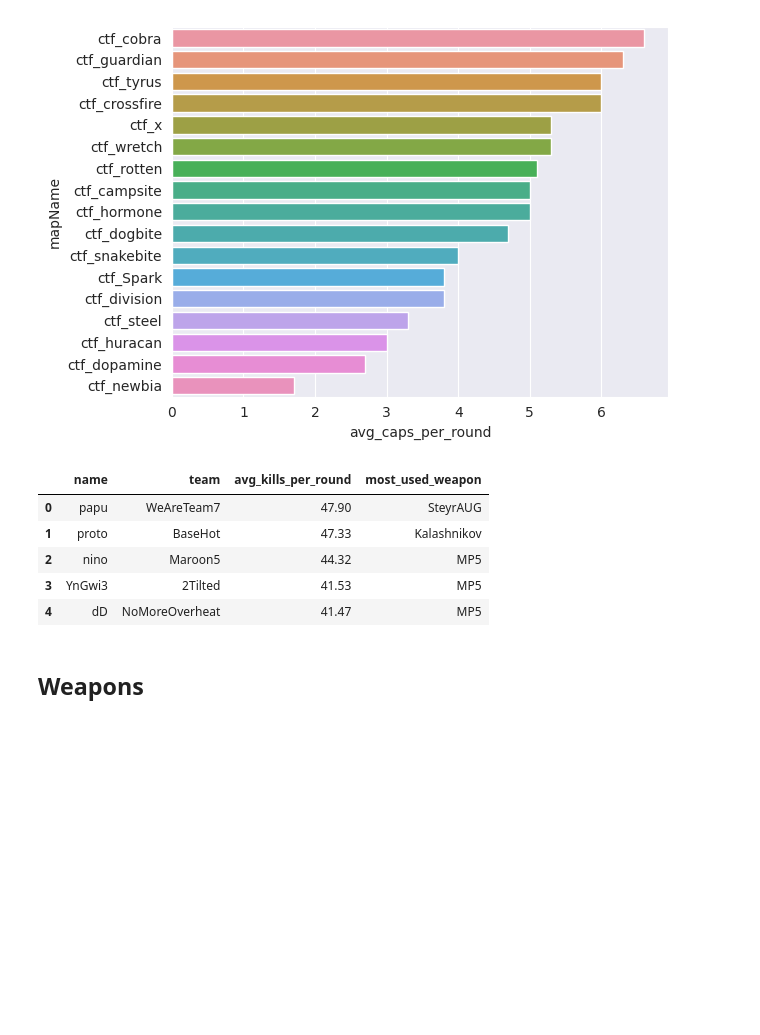
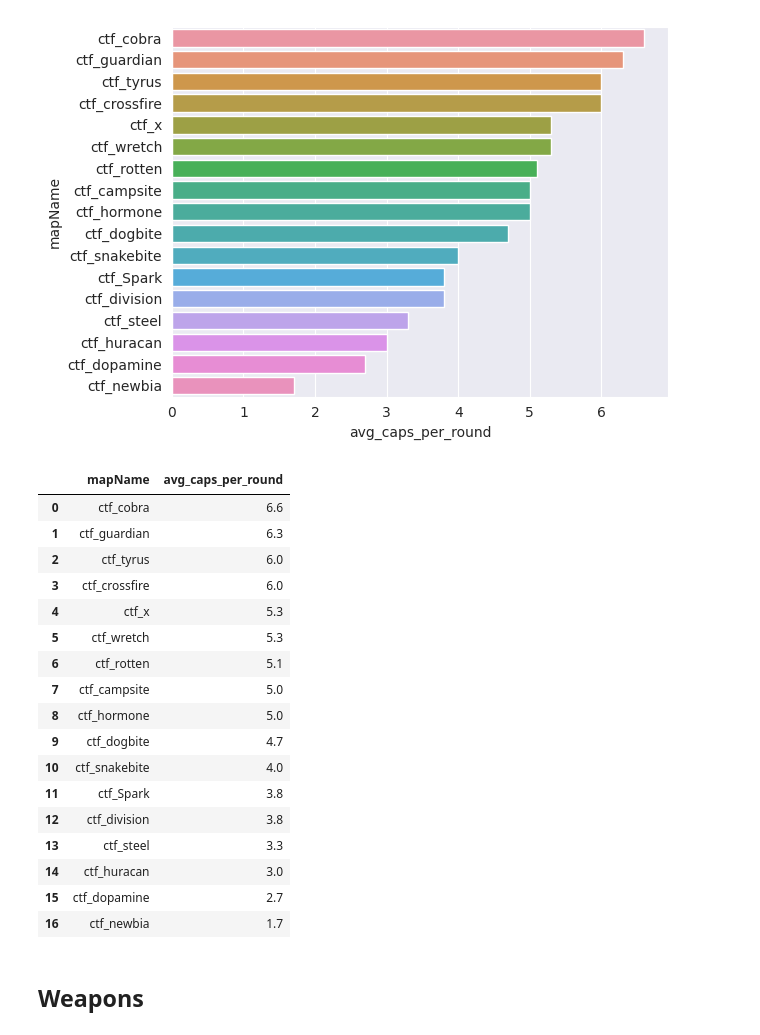
Before and after one commit to s2vndl/s2_1st_tournament_stats, a Jupyter notebook: s2_stats.ipynb, the cells around one changed output. Cells and saved outputs as stored; diff of their text form; code cells hidden in the pictures; blank space fills up the shorter version.

```diff
--- a/s2_stats.ipynb
+++ b/s2_stats.ipynb
@@ -252,20 +269,32 @@ round(1.0 *
     (select count(1) from round rr where r.mapName = rr.mapName), 1) avg_caps_per_round
 from round r order by avg_caps_per_round desc;
 """
-result = pd.read_sql_query(query, con)
-sns.barplot(result, y="mapName", x="avg_caps_per_round")
+result7 = pd.read_sql_query(query, con)
+sns.barplot(result7, y="mapName", x="avg_caps_per_round")
 # %% [output]
 <AxesSubplot: xlabel='avg_caps_per_round', ylabel='mapName'>
 [figure]
-# %%
-result
-# %% [output]
-|  | name | team | avg_kills_per_round | most_used_weapon |
-| 0 | papu | WeAreTeam7 | 47.90 | SteyrAUG |
-| 1 | proto | BaseHot | 47.33 | Kalashnikov |
-| 2 | nino | Maroon5 | 44.32 | MP5 |
-| 3 | YnGwi3 | 2Tilted | 41.53 | MP5 |
-| 4 | dD | NoMoreOverheat | 41.47 | MP5 |
+# %%
+result7
+# %% [output]
+|  | mapName | avg_caps_per_round |
+| 0 | ctf_cobra | 6.6 |
+| 1 | ctf_guardian | 6.3 |
+| 2 | ctf_tyrus | 6.0 |
+| 3 | ctf_crossfire | 6.0 |
+| 4 | ctf_x | 5.3 |
+| 5 | ctf_wretch | 5.3 |
+| 6 | ctf_rotten | 5.1 |
+| 7 | ctf_campsite | 5.0 |
+| 8 | ctf_hormone | 5.0 |
+| 9 | ctf_dogbite | 4.7 |
+| 10 | ctf_snakebite | 4.0 |
+| 11 | ctf_Spark | 3.8 |
+| 12 | ctf_division | 3.8 |
+| 13 | ctf_steel | 3.3 |
+| 14 | ctf_huracan | 3.0 |
+| 15 | ctf_dopamine | 2.7 |
+| 16 | ctf_newbia | 1.7 |
 # %% [markdown]
 ## Weapons
 # %% [markdown]
```
Also changed, not shown: parts of 21 cells of this notebook.
